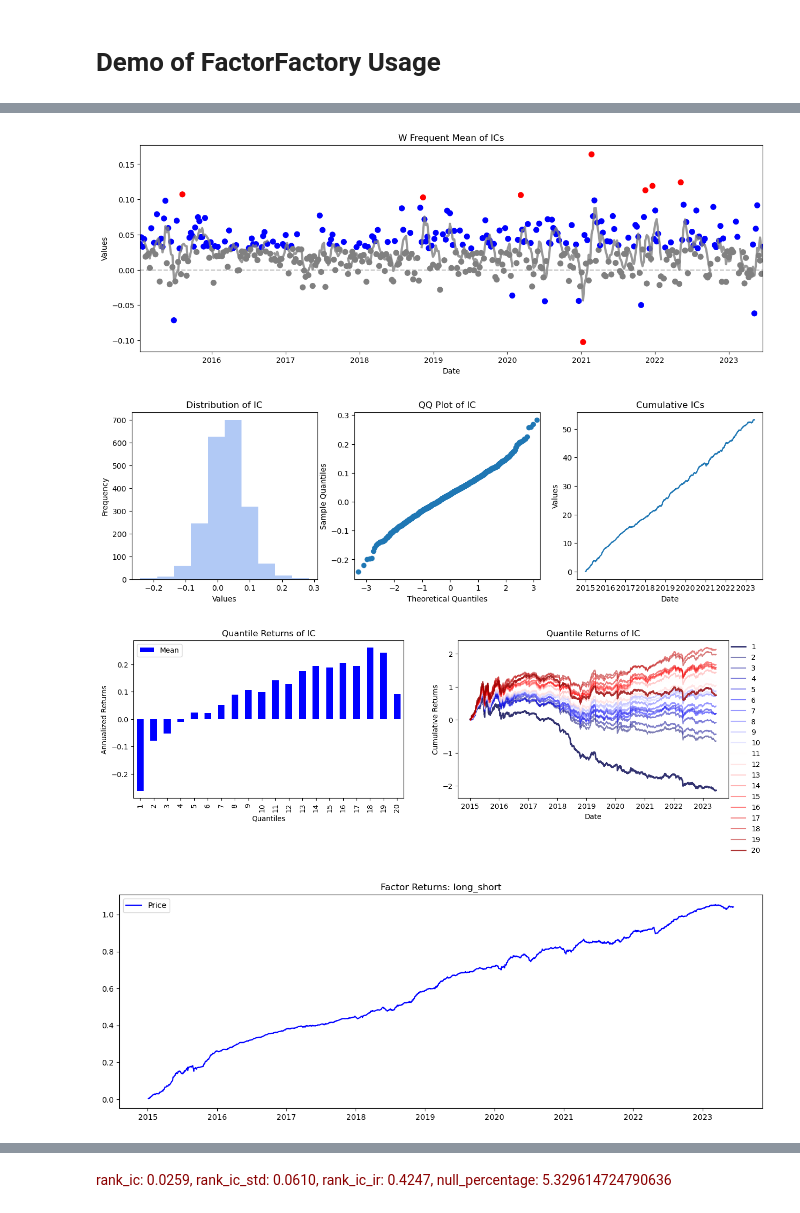
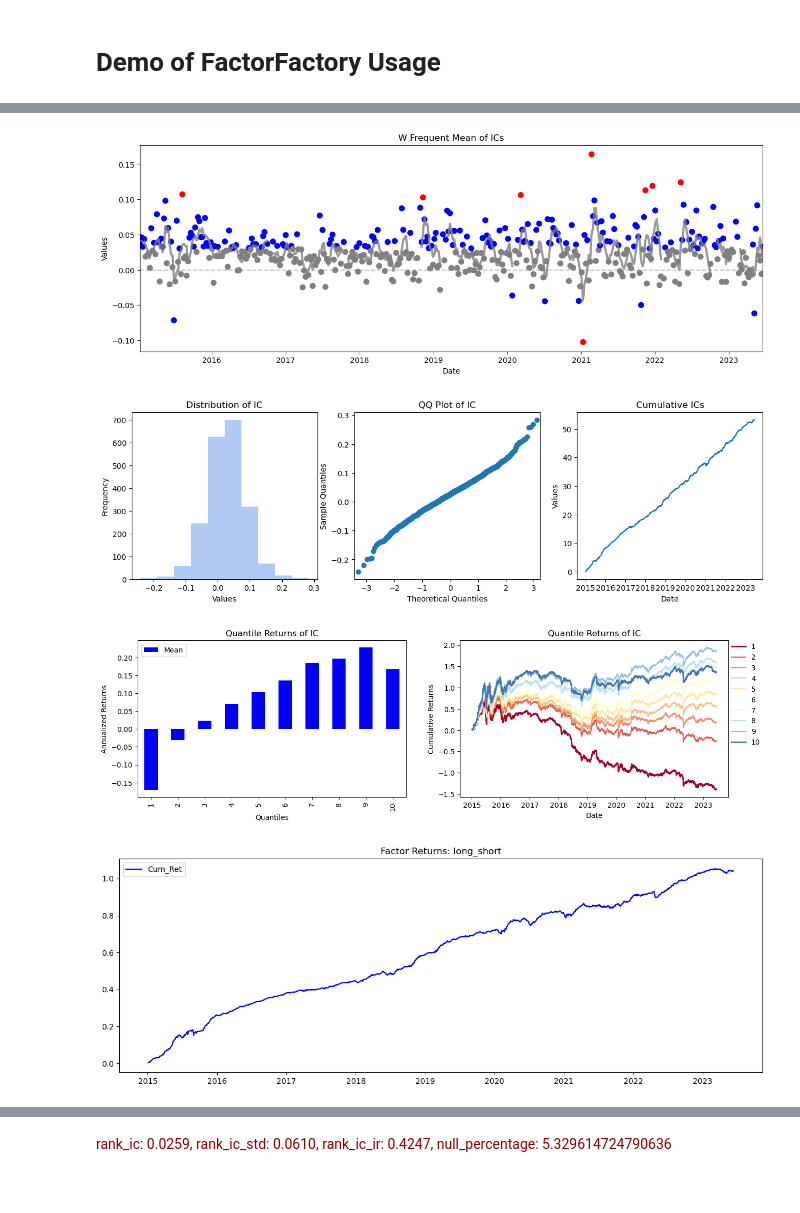
Before and after one commit to AlfredCYL/factor_analyser, a Jupyter notebook: Functional Demo.ipynb, the cells around one changed output, grey strips where cells are left out. Cells and saved outputs as stored; diff of their text form; code cells hidden in the pictures.

```diff
--- a/Functional Demo.ipynb
+++ b/Functional Demo.ipynb
@@ -7,6 +7,8 @@ import pandas as pd
 import matplotlib.pyplot as plt
 # %%
 f = pd.read_parquet("./data/factors/factor/1500/data.parq").pivot_table(index="date", columns="symbol", values="factor")
+f.index = pd.to_datetime(f.index)
+
 rets = pd.read_pickle("./data/forwad_rets.pkl")
 # %%
 f.head(5)
@@ -102,7 +101,7 @@ quantile_rets
 # %%
 ff = FactorFactory(rets, forward_time=0)
 # %%
-ff.evaluate_factor(f,num_quantiles=20,factor_ret_method="long_short")
+ff.evaluate_factor(f,num_quantiles=10,factor_ret_method="long_short")
 # %% [output]
 rank_ic: 0.0259, rank_ic_std: 0.0610, rank_ic_ir: 0.4247, null_percentage: 5.329614724790636
 +----+--------+------------+--------------+----------+-----------------+------------+-------------+--------+-------+--------------+----------+----------+----------+
@@ -123,8 +120,8 @@ rank_ic: 0.0259, rank_ic_std: 0.0610, rank_ic_ir: 0.4247, null_percentage: 5.329
 +----+--------+------------+--------------+----------+-----------------+------------+-------------+--------+-------+--------------+----------+----------+----------+
 [figure]
 [figure]
-[figure, old version]
+[figure, new version]
-[figure, old version]
+[figure, new version]
 +---------------+-------+------------+--------------+----------+-----------------+------------+-------------+--------+-------+--------------+----------+----------+----------+
 +---------------+-------+------------+--------------+----------+-----------------+------------+-------------+--------+-------+--------------+----------+----------+----------+
 | factor_return | 0.128 |   0.033    |    3.836     |  -0.544  |      7.677      |   -0.003   |   -0.004    | -0.018 | 0.012 |    -0.039    | 20200604 | 20200710 | 20200818 |
```
Also changed, not shown: parts of 8 cells of this notebook, 3 other files.
